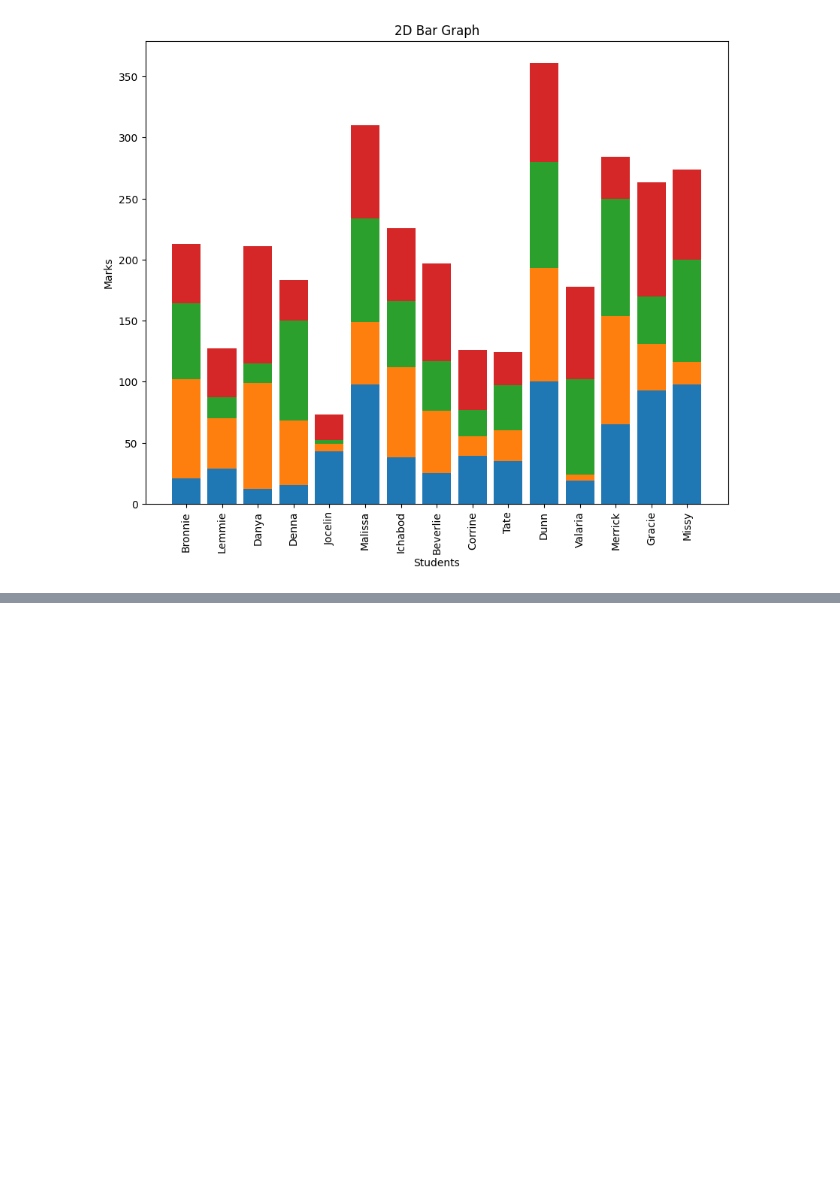
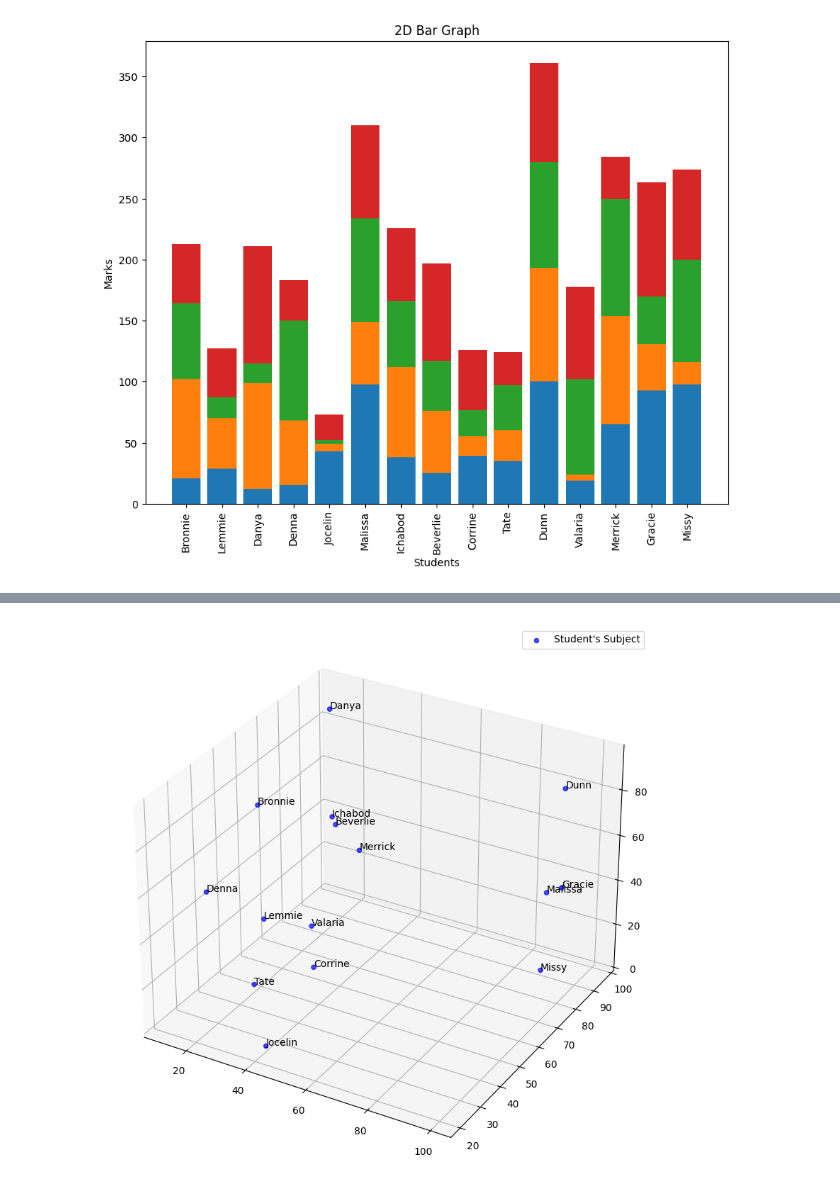
Before and after one commit to HimanshuHeda/Advance_Python, a Jupyter notebook: graph.ipynb, the cells around one changed output, grey strips where cells are left out. Saved outputs shown, nothing was run; the diff lists cells and outputs as text; code cells hidden in the pictures; blank space fills up the shorter version.

```diff
--- a/graph.ipynb
+++ b/graph.ipynb
@@ -37,0 +96,15 @@ Text(0.5, 1.0, '2D Bar Graph')
+# %%
+fig=plt.figure(figsize=(10,8))
+ax=fig.add_subplot(111,projection='3d')
+ax.scatter(data['Science'],data['Maths'],data['English'],marker='o',color='blue',alpha=0.7,label="Student's Subject")
+
+for i in range(len(data['Name'])):
+    ax.text(data['Science'].values[i],data['Maths'].values[i],data['English'].values[i],data['Name'].values[i])
+
+
+ax.legend()
+plt.tight_layout()
+plt.show()
+ax.set_xlabel=()
+# %% [output]
+[figure, added]
```
Also changed, not shown: parts of 9 cells of this notebook, 1 other file.
